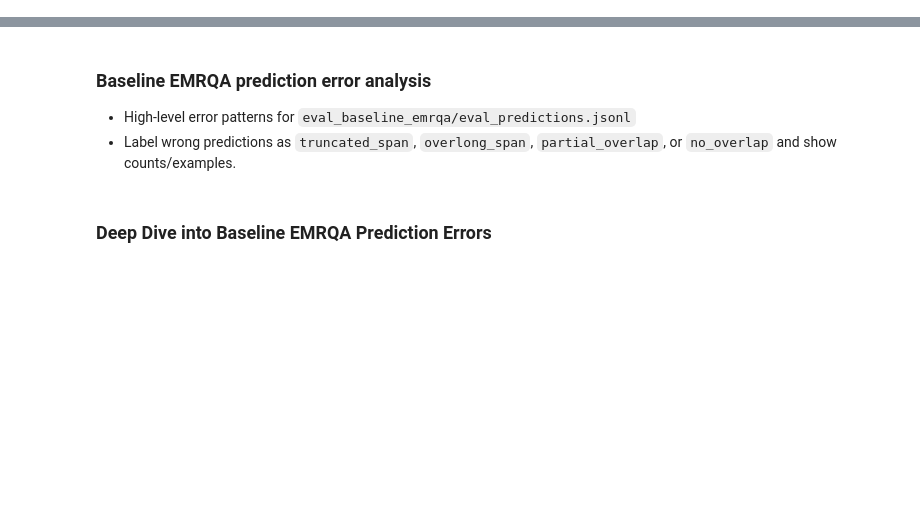
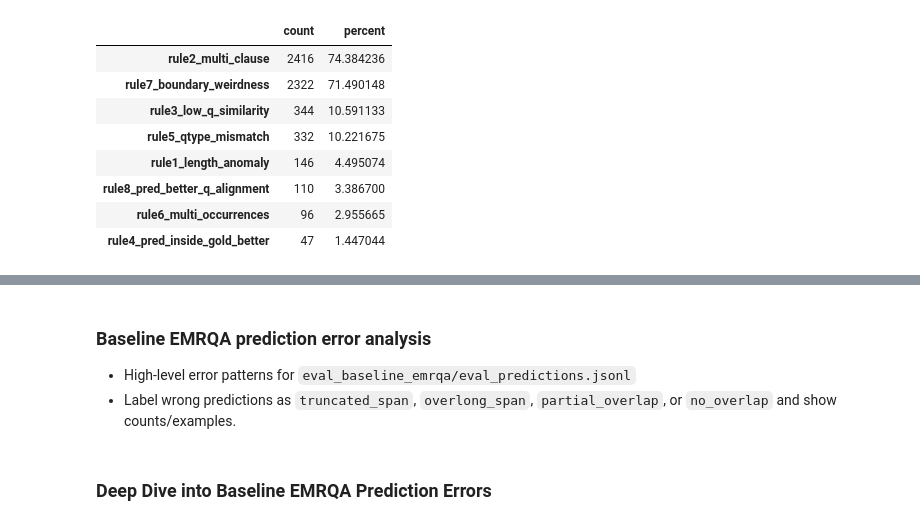
Before and after one commit to arishokri/ut_395t_nlp_final_project, a Jupyter notebook: data_analysis.ipynb, the cells around one changed output, grey strips where cells are left out. Drawn from its saved outputs; the diff is of its cells as text; code cells hidden in the pictures; blank space fills up the shorter version.

```diff
--- a/data_analysis.ipynb
+++ b/data_analysis.ipynb
@@ -48,0 +259,20 @@ gemfibrozil_examples.head(5)
+# %%
+# Identify rule columns
+rule_cols = [c for c in failed_with_flags.columns if c.startswith("rule")]
+
+# Compute summary
+summary = pd.DataFrame({
+    "count": failed_with_flags[rule_cols].sum(),
+    "percent": failed_with_flags[rule_cols].mean() * 100
+}).sort_values("count", ascending=False)
+summary
+# %% [output]
+|  | count | percent |
+| rule2_multi_clause | 2416 | 74.384236 |
+| rule7_boundary_weirdness | 2322 | 71.490148 |
+| rule3_low_q_similarity | 344 | 10.591133 |
+| rule5_qtype_mismatch | 332 | 10.221675 |
+| rule1_length_anomaly | 146 | 4.495074 |
+| rule8_pred_better_q_alignment | 110 | 3.386700 |
+| rule6_multi_occurrences | 96 | 2.955665 |
+| rule4_pred_inside_gold_better | 47 | 1.447044 |
```
Also changed, not shown: parts of 6 cells of this notebook.
